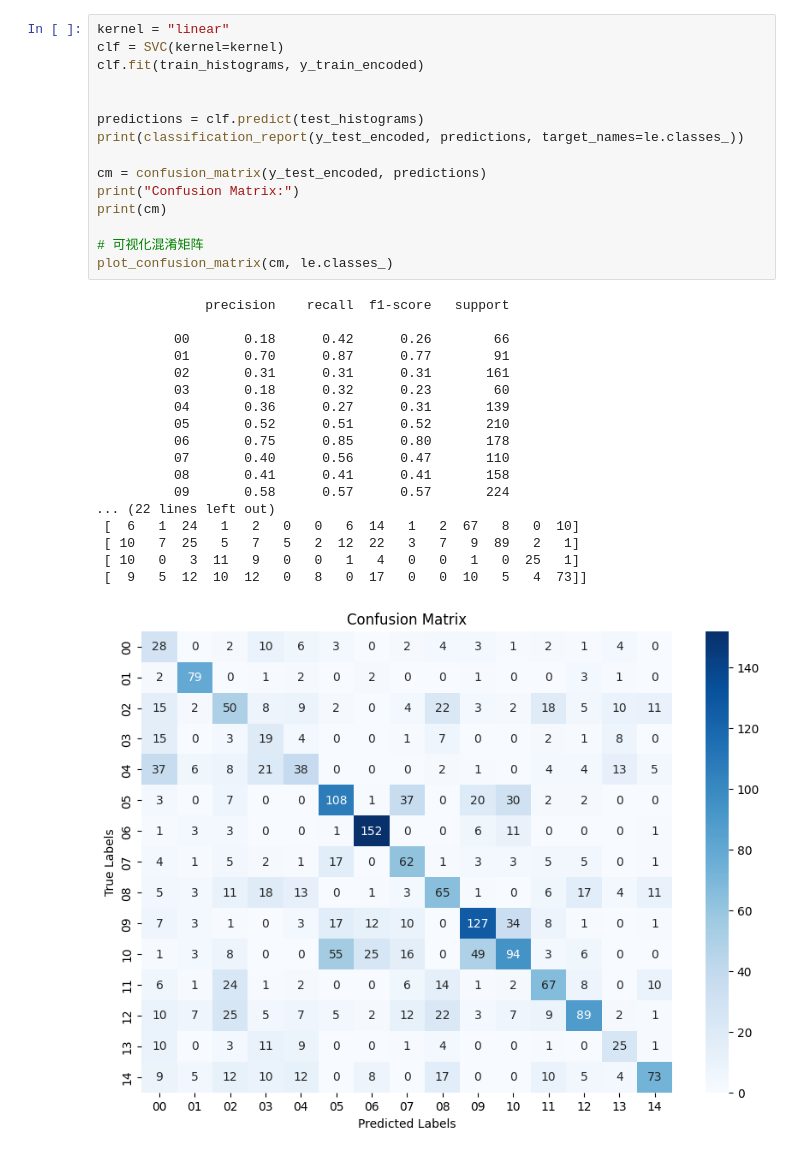
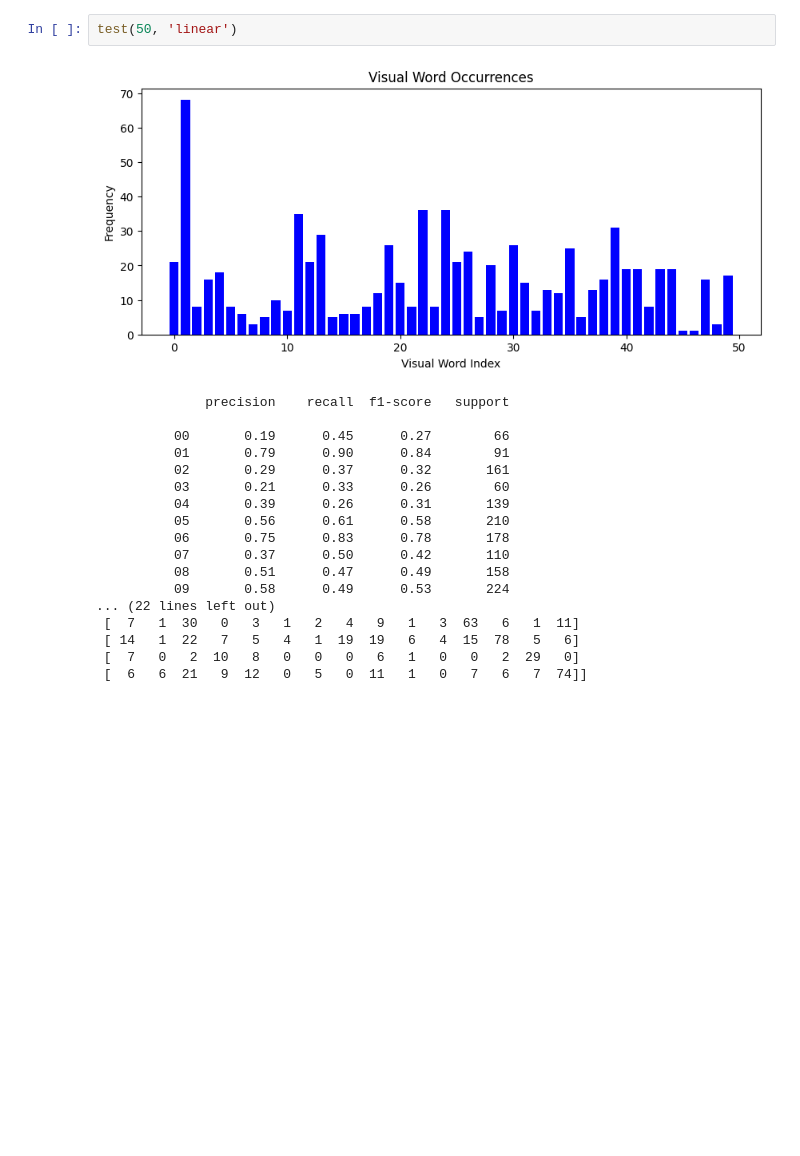
Before and after one commit to henryli2002/ex_for_cv, a Jupyter notebook: SceneClassifier/test.ipynb, the cells around one changed output. Cells and saved outputs as stored; diff of their text form; blank space fills up the shorter version.

```diff
--- a/SceneClassifier/test.ipynb
+++ b/SceneClassifier/test.ipynb
@@ -254,34 +239,21 @@ plot_confusion_matrix(cm, le.classes_)
-# %%
-kernel = "linear"
-clf = SVC(kernel=kernel)
-clf.fit(train_histograms, y_train_encoded)
-
-
-predictions = clf.predict(test_histograms)
-print(classification_report(y_test_encoded, predictions, target_names=le.classes_))
-
-cm = confusion_matrix(y_test_encoded, predictions)
-print("Confusion Matrix:")
-print(cm)
-
-# 可视化混淆矩阵
-plot_confusion_matrix(cm, le.classes_)
-# %% [output]
-              precision    recall  f1-score   support
-
-          00       0.18      0.42      0.26        66
-          01       0.70      0.87      0.77        91
-          02       0.31      0.31      0.31       161
-          03       0.18      0.32      0.23        60
-          04       0.36      0.27      0.31       139
-          05       0.52      0.51      0.52       210
-          06       0.75      0.85      0.80       178
-          07       0.40      0.56      0.47       110
-          08       0.41      0.41      0.41       158
-          09       0.58      0.57      0.57       224
-... (22 lines left out)
- [  6   1  24   1   2   0   0   6  14   1   2  67   8   0  10]
- [ 10   7  25   5   7   5   2  12  22   3   7   9  89   2   1]
- [ 10   0   3  11   9   0   0   1   4   0   0   1   0  25   1]
- [  9   5  12  10  12   0   8   0  17   0   0  10   5   4  73]]
-[figure, removed]
+# %%
+test(50, 'linear')
+# %% [output]
+[figure, added]
+              precision    recall  f1-score   support
+
+          00       0.19      0.45      0.27        66
+          01       0.79      0.90      0.84        91
+          02       0.29      0.37      0.32       161
+          03       0.21      0.33      0.26        60
+          04       0.39      0.26      0.31       139
+          05       0.56      0.61      0.58       210
+          06       0.75      0.83      0.78       178
+          07       0.37      0.50      0.42       110
+          08       0.51      0.47      0.49       158
+          09       0.58      0.49      0.53       224
+... (22 lines left out)
+ [  7   1  30   0   3   1   2   4   9   1   3  63   6   1  11]
+ [ 14   1  22   7   5   4   1  19  19   6   4  15  78   5   6]
+ [  7   0   2  10   8   0   0   0   6   1   0   0   2  29   0]
+ [  6   6  21   9  12   0   5   0  11   1   0   7   6   7  74]]
```
Also changed, not shown: parts of 7 cells of this notebook.
